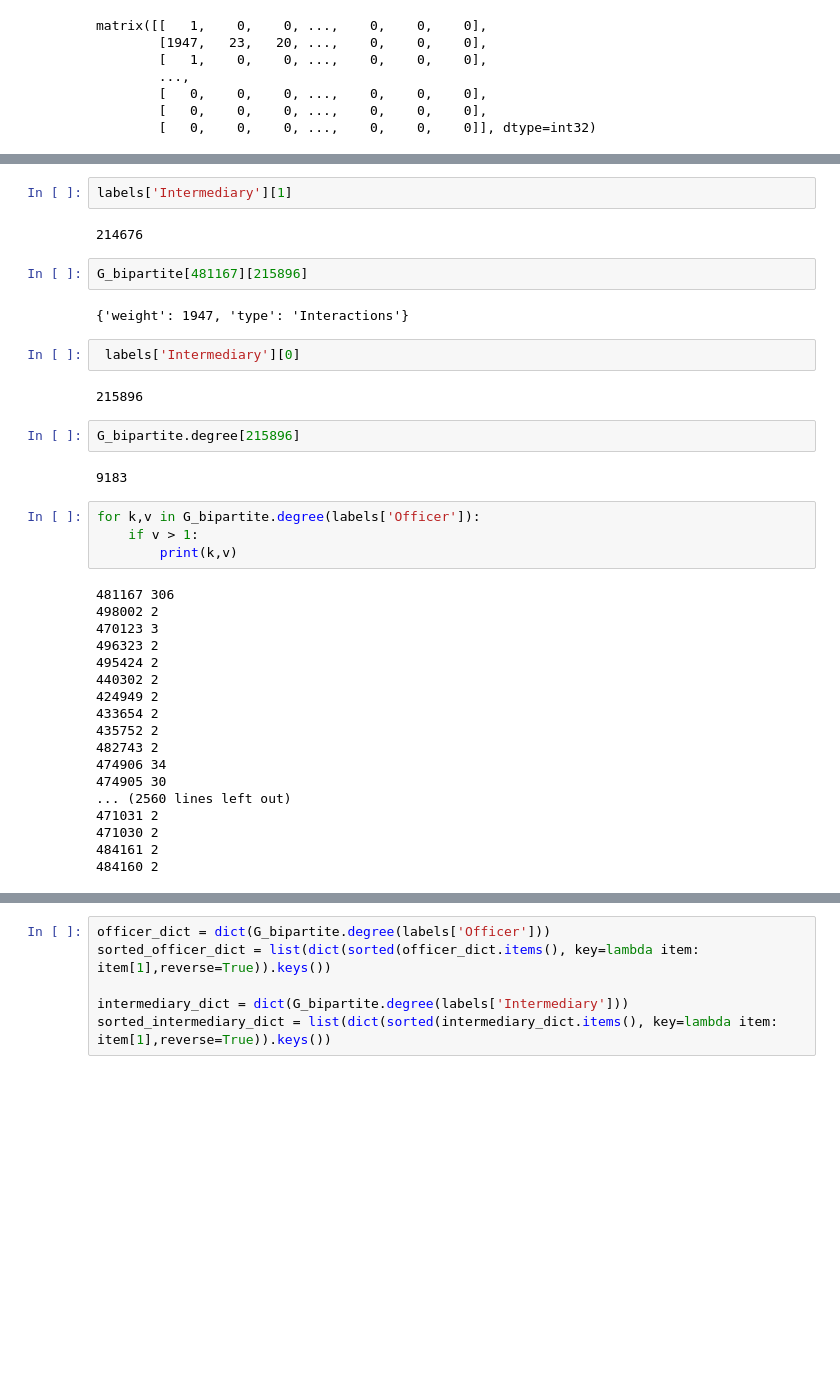
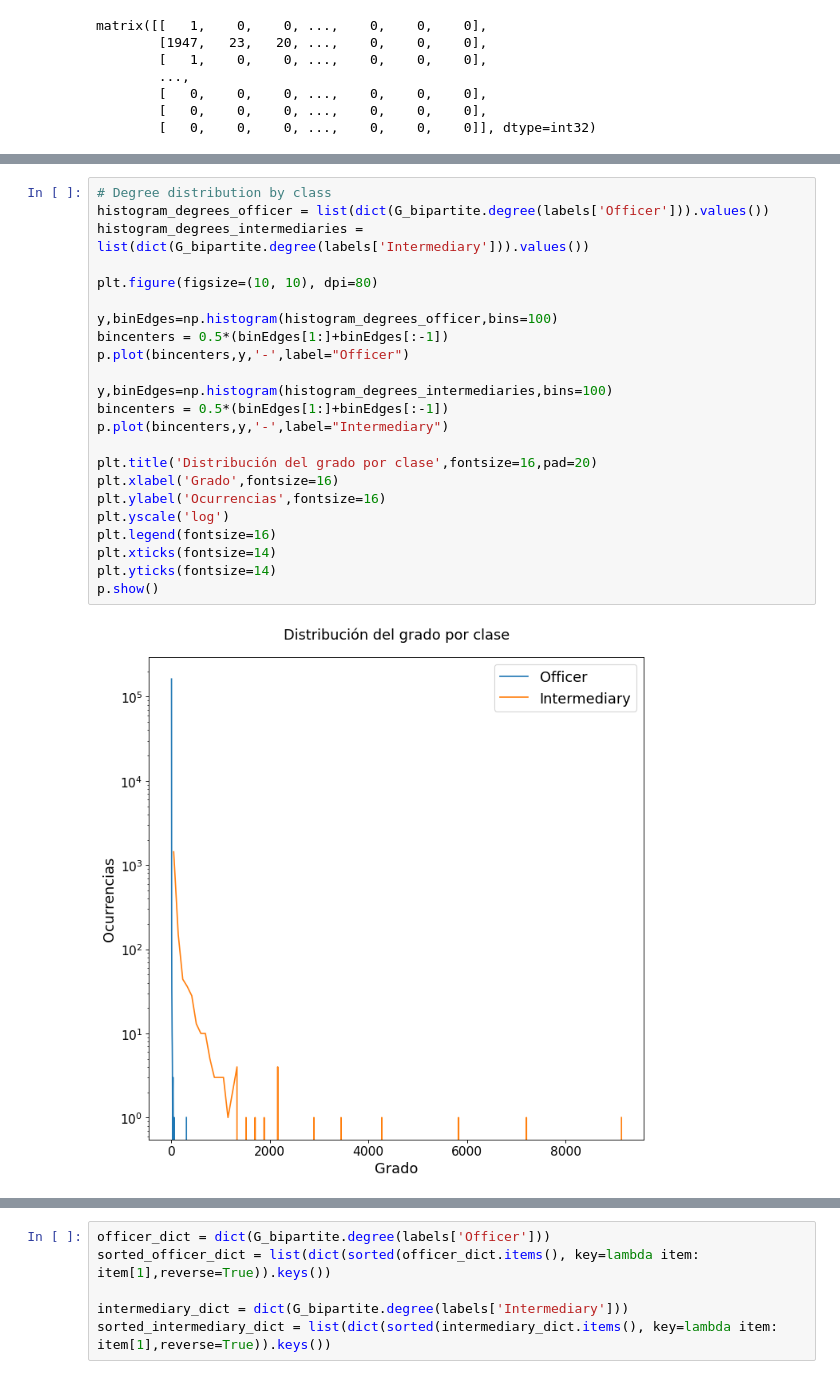
Before and after one commit to edgrz/panama-papers, a Jupyter notebook: weight_graph.ipynb, the cells around one changed output, grey strips where cells are left out. Saved outputs shown, nothing was run; the diff lists cells and outputs as text; blank space fills up the shorter version.

```diff
--- a/weight_graph.ipynb
+++ b/weight_graph.ipynb
@@ -84,38 +81,25 @@ labels['Officer'][1]
-# %%
-labels['Intermediary'][1]
-# %% [output]
-214676
-# %%
-G_bipartite[481167][215896]
-# %% [output]
-{'weight': 1947, 'type': 'Interactions'}
-# %%
- labels['Intermediary'][0]
-# %% [output]
-215896
-# %%
-G_bipartite.degree[215896]
-# %% [output]
-9183
-# %%
-for k,v in G_bipartite.degree(labels['Officer']):
-    if v > 1:
-        print(k,v)
-# %% [output]
-481167 306
-498002 2
-470123 3
-496323 2
-495424 2
-440302 2
-424949 2
-433654 2
-435752 2
-482743 2
-474906 34
-474905 30
-... (2560 lines left out)
-471031 2
-471030 2
-484161 2
-484160 2
+# %%
+# Degree distribution by class
+histogram_degrees_officer = list(dict(G_bipartite.degree(labels['Officer'])).values())
+histogram_degrees_intermediaries = list(dict(G_bipartite.degree(labels['Intermediary'])).values())
+
+plt.figure(figsize=(10, 10), dpi=80)
+
+y,binEdges=np.histogram(histogram_degrees_officer,bins=100)
+bincenters = 0.5*(binEdges[1:]+binEdges[:-1])
+p.plot(bincenters,y,'-',label="Officer")
+
+y,binEdges=np.histogram(histogram_degrees_intermediaries,bins=100)
+bincenters = 0.5*(binEdges[1:]+binEdges[:-1])
+p.plot(bincenters,y,'-',label="Intermediary")
+
+plt.title('Distribución del grado por clase',fontsize=16,pad=20)
+plt.xlabel('Grado',fontsize=16)
+plt.ylabel('Ocurrencias',fontsize=16)
+plt.yscale('log')
+plt.legend(fontsize=16)
+plt.xticks(fontsize=14)
+plt.yticks(fontsize=14)
+p.show()
+# %% [output]
+[figure, added]
```
Also changed, not shown: parts of 33 cells of this notebook, 2 other files.
